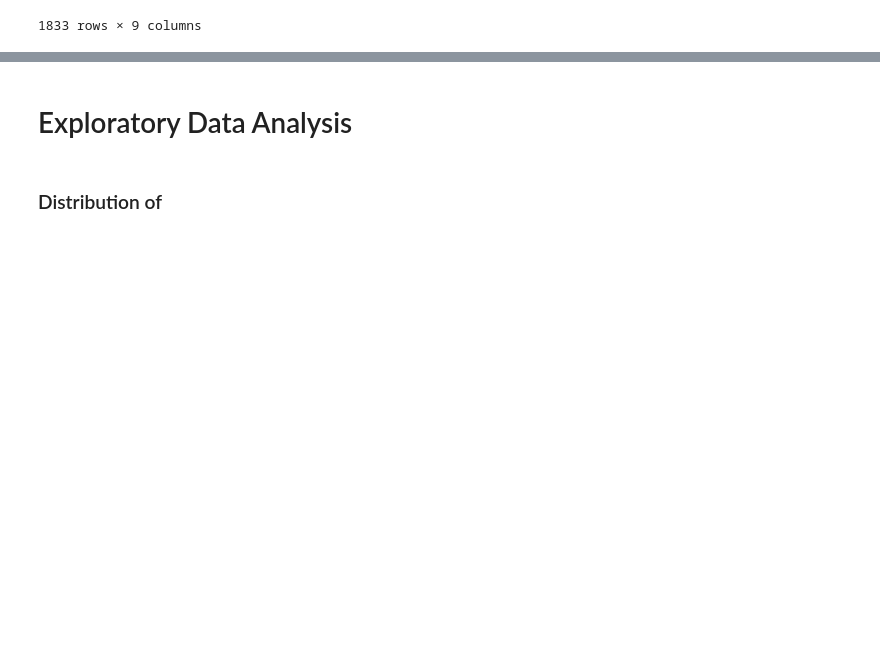
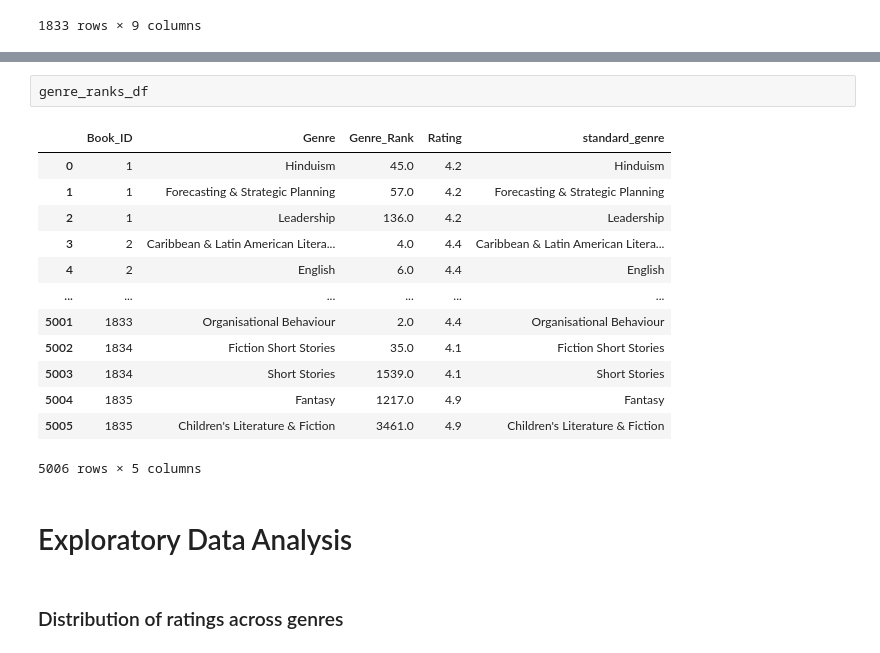
Before and after one commit to JS-Tharun/Intelligent-Book-Recommendations-System, a Jupyter notebook: notebooks/notebook.ipynb, the cells around one changed output, grey strips where cells are left out. Saved outputs shown, nothing was run; the diff lists cells and outputs as text; blank space fills up the shorter version.

```diff
--- a/notebooks/notebook.ipynb
+++ b/notebooks/notebook.ipynb
@@ -491,5 +483,21 @@ genre_ranks_df
 5006 rows × 4 columns
+# %%
+genre_ranks_df
+# %% [output]
+|  | Book_ID | Genre | Genre_Rank | Rating | standard_genre |
+| 0 | 1 | Hinduism | 45.0 | 4.2 | Hinduism |
+| 1 | 1 | Forecasting & Strategic Planning | 57.0 | 4.2 | Forecasting & Strategic Planning |
+| 2 | 1 | Leadership | 136.0 | 4.2 | Leadership |
+| 3 | 2 | Caribbean & Latin American Litera... | 4.0 | 4.4 | Caribbean & Latin American Litera... |
+| 4 | 2 | English | 6.0 | 4.4 | English |
+| ... | ... | ... | ... | ... | ... |
+| 5001 | 1833 | Organisational Behaviour | 2.0 | 4.4 | Organisational Behaviour |
+| 5002 | 1834 | Fiction Short Stories | 35.0 | 4.1 | Fiction Short Stories |
+| 5003 | 1834 | Short Stories | 1539.0 | 4.1 | Short Stories |
+| 5004 | 1835 | Fantasy | 1217.0 | 4.9 | Fantasy |
+| 5005 | 1835 | Children's Literature & Fiction | 3461.0 | 4.9 | Children's Literature & Fiction |
+5006 rows × 5 columns
 # %% [markdown]
 # Exploratory Data Analysis
 # %% [markdown]
-### Distribution of
+### Distribution of ratings across genres
```
Also changed, not shown: parts of 4 cells of this notebook.
